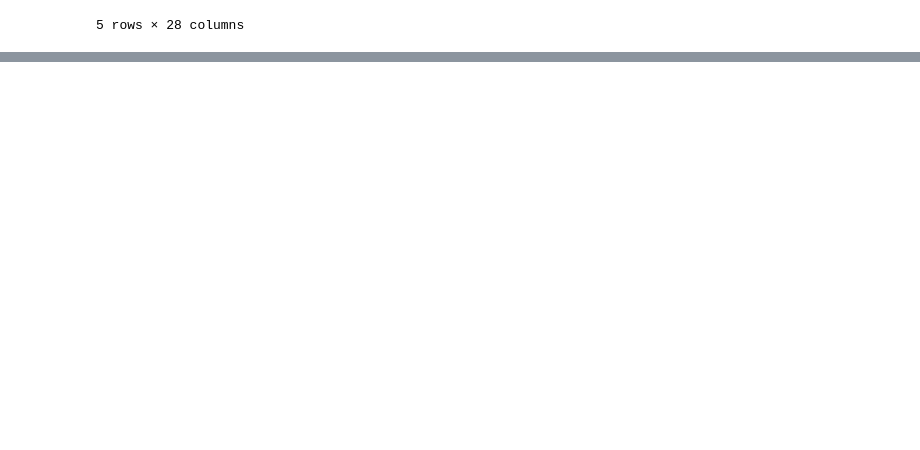
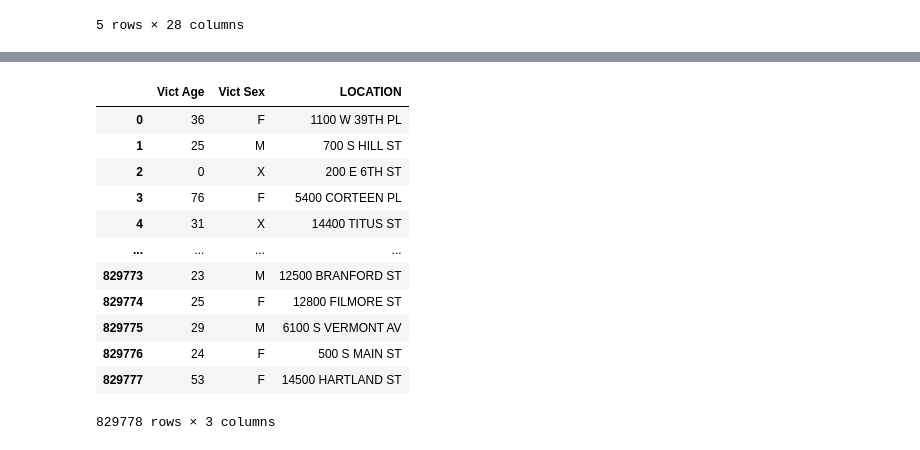
Before and after one commit to writetomdw/ilm_pd, a Jupyter notebook: DemoDataset.ipynb, the cells around one changed output, grey strips where cells are left out. Cells and saved outputs as stored; diff of their text form; code cells hidden in the pictures; blank space fills up the shorter version.

```diff
--- a/DemoDataset.ipynb
+++ b/DemoDataset.ipynb
@@ -97,0 +133,18 @@ df.tail()
+# %%
+# select columns of 'vic age', 'vic sex', 'vic location'
+
+df[['Vict Age','Vict Sex','LOCATION']]
+# %% [output]
+|  | Vict Age | Vict Sex | LOCATION |
+| 0 | 36 | F | 1100 W 39TH PL |
+| 1 | 25 | M | 700 S HILL ST |
+| 2 | 0 | X | 200 E 6TH ST |
+| 3 | 76 | F | 5400 CORTEEN PL |
+| 4 | 31 | X | 14400 TITUS ST |
+| ... | ... | ... | ... |
+| 829773 | 23 | M | 12500 BRANFORD ST |
+| 829774 | 25 | F | 12800 FILMORE ST |
+| 829775 | 29 | M | 6100 S VERMONT AV |
+| 829776 | 24 | F | 500 S MAIN ST |
+| 829777 | 53 | F | 14500 HARTLAND ST |
+829778 rows × 3 columns
```
Also changed, not shown: parts of 7 cells of this notebook, 2 other files.
